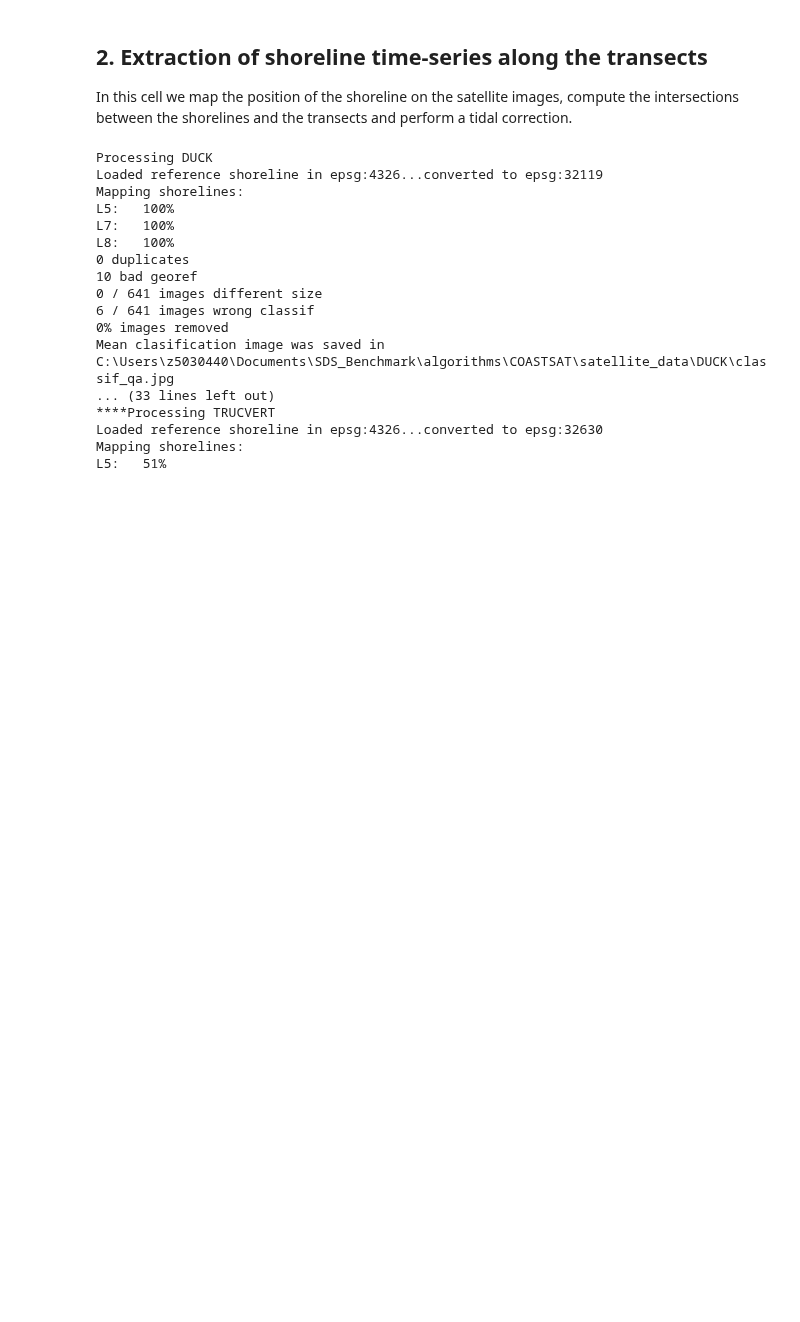
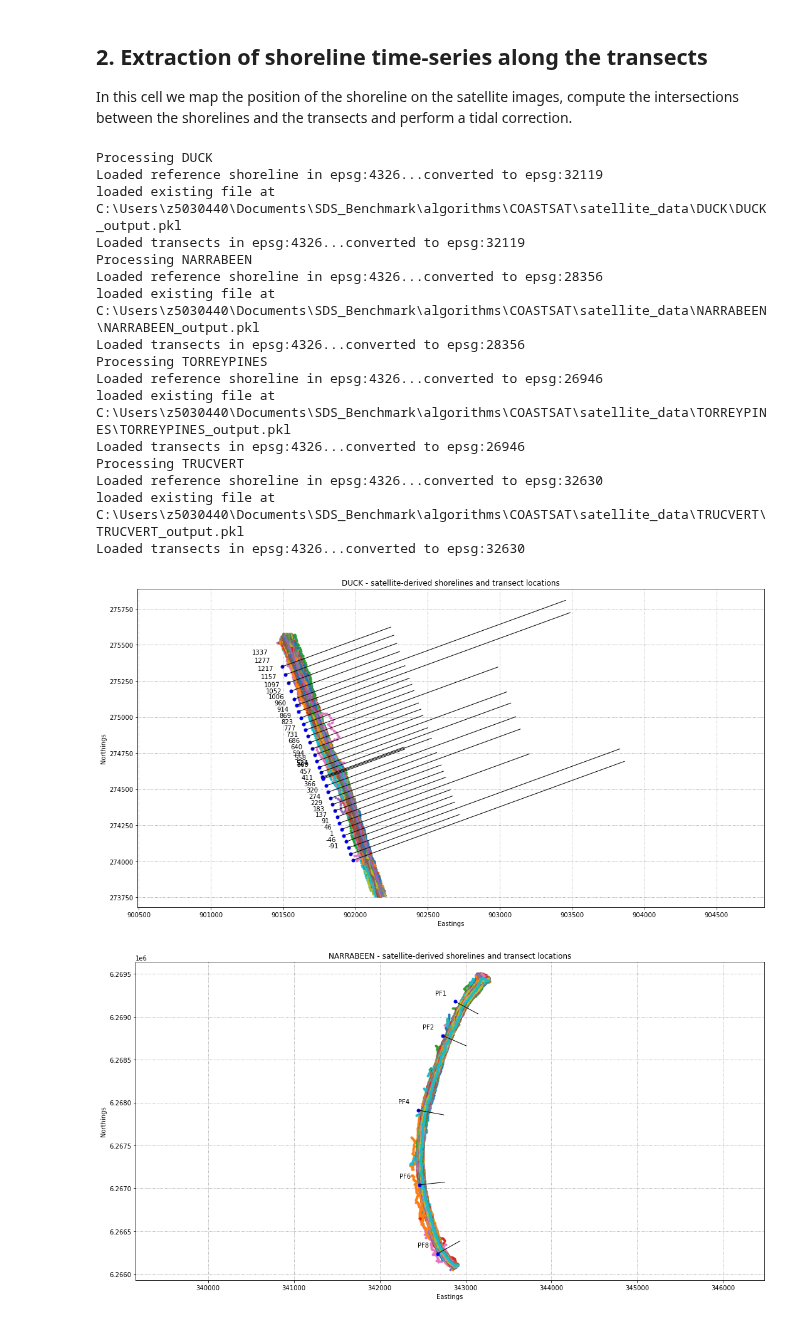
Before and after one commit to SatelliteShorelines/SDS_Benchmark, a Jupyter notebook: algorithms/COASTSAT/COASTSAT_extract_shorelines.ipynb, the cells around one changed output. Saved outputs shown, nothing was run; the diff lists cells and outputs as text; code cells hidden in the pictures; blank space fills up the shorter version.

Commit message:
update coastsat notebook

```diff
--- a/algorithms/COASTSAT/COASTSAT_extract_shorelines.ipynb
+++ b/algorithms/COASTSAT/COASTSAT_extract_shorelines.ipynb
@@ -87,7 +87,9 @@ for sitename in names_datasets:
     inputs['dates'] = dates
     inputs['landsat_collection'] = landsat_collection
     inputs['filepath'] = fp_images
-    if os.path.exists(os.path.join(fp_images,sitename,sitename+'_metadata.pkl')): continue
+    if os.path.exists(os.path.join(fp_images,sitename,sitename+'_metadata.pkl')):
+        print('images already downloaded')
+        continue
     # download the imagery
     metadata = SDS_download.retrieve_images(inputs)
 # %% [output]
@@ -152,33 +158,30 @@ for sitename in names_datasets:
             output = SDS_shoreline.remove_bad_images(output,settings)
         else:
             output.pop('im_classif')
-            with open(os.path.join(filepath, sitename + '_output' + '.pkl'), 'wb') as f:
+            with open(os.path.join(inputs['filepath'], inputs['sitename'], sitename + '_output' + '.pkl'), 'wb') as f:
                 pickle.dump(output,f)
     # load transects
     fn_transects = os.path.join(data_folder, '%s_transects.geojson'%sitename)
     gdf_transects = gpd.read_file(fn_transects)
-    print('Loaded transects in epsg:%d'%gdf_transects.crs.to_epsg())
+    print('Loaded transects in epsg:%d'%gdf_transects.crs.to_epsg(), end='...')
     gdf_transects.to_crs(epsg=settings['output_epsg'], inplace=True)
-    print('Converted to epsg:%d'%gdf_transects.crs.to_epsg())
+    print('converted to epsg:%d'%gdf_transects.crs.to_epsg())
     # put transects into a dictionary with their name
     transects = dict([])
     for i in gdf_transects.index:
         transects[gdf_transects.loc[i,'name']] = np.array(gdf_transects.loc[i,'geometry'].coords)
-    %matplotlib inline
-    fig = plt.figure(figsize=[15,8], tight_layout=True)
-    plt.axis('equal')
-    plt.xlabel('Eastings')
-    plt.ylabel('Northings')
-    plt.grid(linestyle=':', color='0.5')
+    fig,ax = plt.subplots(1,1,figsize=[15,8], tight_layout=True)
+    ax.axis('equal')
+    ax.set(xlabel='Eastings',ylabel='Northings',title='%s - satellite-derived shorelines and transect locations'%sitename)
+    ax.grid(linestyle=':', color='0.5')
     for i in range(len(output['shorelines'])):
         sl = output['shorelines'][i]
         date = output['dates'][i]
-        plt.plot(sl[:,0], sl[:,1], '.', label=date.strftime('%d-%m-%Y'))
+        ax.plot(sl[:,0], sl[:,1], '.', label=date.strftime('%d-%m-%Y'))
     for i,key in enumerate(list(transects.keys())):
-        plt.plot(transects[key][0,0],transects[key][0,1], 'bo', ms=5)
-        plt.plot(transects[key][:,0],transects[key][:,1],'k-',lw=1)
-        plt.text(transects[key][0,0]-100, transects[key][0,1]+100, key,
-                    va='center', ha='right', bbox=dict(boxstyle="square", ec='k',fc='w'))
+        ax.plot(transects[key][0,0],transects[key][0,1], 'bo', ms=5)
+        ax.plot(transects[key][:,0],transects[key][:,1],'k-',lw=1)
+        if len(transects) < 50: ax.text(transects[key][0,0]-100, transects[key][0,1]+100, key,va='center', ha='right')
     fig.savefig(os.path.join(inputs['filepath'], inputs['sitename'], 'mapped_shorelines.jpg'),dpi=200)
     #########################################################################################################
     # Compute intersections
@@ -203,7 +206,7 @@ for sitename in names_datasets:
     ax.grid(which='major', linestyle=':', color='0.5')
     ax.plot(tide_data['dates'], tide_data['tides'], '-', color='0.6', label='all time-series')
     ax.plot(dates_sat, tides_sat, '-o', color='k', ms=6, mfc='w',lw=1, label='image acquisition')
-    ax.set(ylabel='tide level [m]',xlim=[dates_sat[0],dates_sat[-1]], title='Water levels at the time of image acquisition')
+    ax.set(ylabel='tide level [m]',xlim=[dates_sat[0],dates_sat[-1]], title='%s - water levels at the time of image acquisition'%sitename)
     ax.legend()
     fig.savefig(os.path.join(inputs['filepath'], inputs['sitename'], 'tide_timeseries.jpg'),dpi=200)
     # tidal correction along each transect
@@ -214,8 +217,12 @@ for sitename in names_datasets:
         correction = (tides_sat-reference_elevation)/beach_slope
         tidal_corrections[key] = correction
         cross_distance_tidally_corrected[key] = cross_distance[key] + correction
+    if sitename == 'TRUCVERT':     # remove low tide images for TRUCVERT only (based on Castelle et al. 2021)
+        for key in cross_distance_tidally_corrected.keys():
+            for i in range(len(cross_distance_tidally_corrected[key])):
+                if tides_sat[i] < 0.2: cross_distance_tidally_corrected[key][i] = np.nan
     # remove outliers
-    print('removing outliers...')
+    print('\nRemoving outliers...')
     cross_distance_tidally_corrected = SDS_transects.reject_outliers(cross_distance_tidally_corrected,output,settings_transects)
     # save in .csv files
     fp_raw_timeseries = os.path.join(inputs['filepath'], inputs['sitename'], 'raw_timeseries')
@@ -241,46 +248,46 @@ for sitename in names_datasets:
         fn = os.path.join(fp_raw_timeseries,'%s_timeseries_raw.csv'%key)
         df.to_csv(fn, sep=',')
     # plot time-series
-    %matplotlib qt
     fp_plots = os.path.join(inputs['filepath'], inputs['sitename'], 'plots')
     if not os.path.exists(fp_plots): os.makedirs(fp_plots)
     month_colors = plt.cm.get_cmap('tab20')
     for key in cross_distance_tidally_corrected.keys():
         chainage = cross_distance_tidally_corrected[key]
         # remove nans
         idx_nan = np.isnan(chainage)
         dates_nonan = [dates_sat[_] for _ in np.where(~idx_nan)[0]]
         chainage = chainage[~idx_nan]
         # compute shoreline monthly averages
         dict_month, dates_month, chainage_month, list_month = SDS_transects.monthly_average(dates_nonan, chainage)
         # plot monthly averages
         fig,ax=plt.subplots(1,1,figsize=[14,4],tight_layout=True)
         ax.grid(b=True,which='major', linestyle=':', color='0.5')
         ax.set_title('Time-series at %s'%key, x=0, ha='left')
         ax.set(ylabel='distance [m]')
         ax.plot(dates_nonan, chainage,'+', lw=1, color='k', mfc='w', ms=4, alpha=0.5,label='raw datapoints')
         ax.plot(dates_month, chainage_month, '-', lw=2, color='k', mfc='w', ms=4, label='monthly-averaged')
         # for k,month in enumerate(dict_month.keys()):
         #     ax.plot(dict_month[month]['dates'], dict_month[month]['chainages'],
         #              'o', mec='k', color=month_colors(k), label=month,ms=5)
         ax.legend(loc='lower left',ncol=7,markerscale=1.5,frameon=True,edgecolor='k',columnspacing=1)
         fig.savefig(os.path.join(fp_plots,'%s_timeseries.jpg'%key),dpi=200)
         plt.close(fig)
 # %% [output]
 Processing DUCK
 Loaded reference shoreline in epsg:4326...converted to epsg:32119
-Mapping shorelines:
-L5:   100%
-L7:   100%
-L8:   100%
-0 duplicates
-10 bad georef
-0 / 641 images different size
-6 / 641 images wrong classif
-0% images removed
-Mean clasification image was saved in C:\Users\z5030440\Documents\SDS_Benchmark\algorithms\COASTSAT\satellite_data\DUCK\classif_qa.jpg
-... (33 lines left out)
-****Processing TRUCVERT
+loaded existing file at C:\Users\z5030440\Documents\SDS_Benchmark\algorithms\COASTSAT\satellite_data\DUCK\DUCK_output.pkl
+Loaded transects in epsg:4326...converted to epsg:32119
+Processing NARRABEEN
+Loaded reference shoreline in epsg:4326...converted to epsg:28356
+loaded existing file at C:\Users\z5030440\Documents\SDS_Benchmark\algorithms\COASTSAT\satellite_data\NARRABEEN\NARRABEEN_output.pkl
+Loaded transects in epsg:4326...converted to epsg:28356
+Processing TORREYPINES
+Loaded reference shoreline in epsg:4326...converted to epsg:26946
+loaded existing file at C:\Users\z5030440\Documents\SDS_Benchmark\algorithms\COASTSAT\satellite_data\TORREYPINES\TORREYPINES_output.pkl
+Loaded transects in epsg:4326...converted to epsg:26946
+Processing TRUCVERT
 Loaded reference shoreline in epsg:4326...converted to epsg:32630
-Mapping shorelines:
-L5:   51%
+loaded existing file at C:\Users\z5030440\Documents\SDS_Benchmark\algorithms\COASTSAT\satellite_data\TRUCVERT\TRUCVERT_output.pkl
+Loaded transects in epsg:4326...converted to epsg:32630
+[figure, added]
+[figure, added]
```
Also changed, not shown: parts of 6 cells of this notebook, 1 other file.
